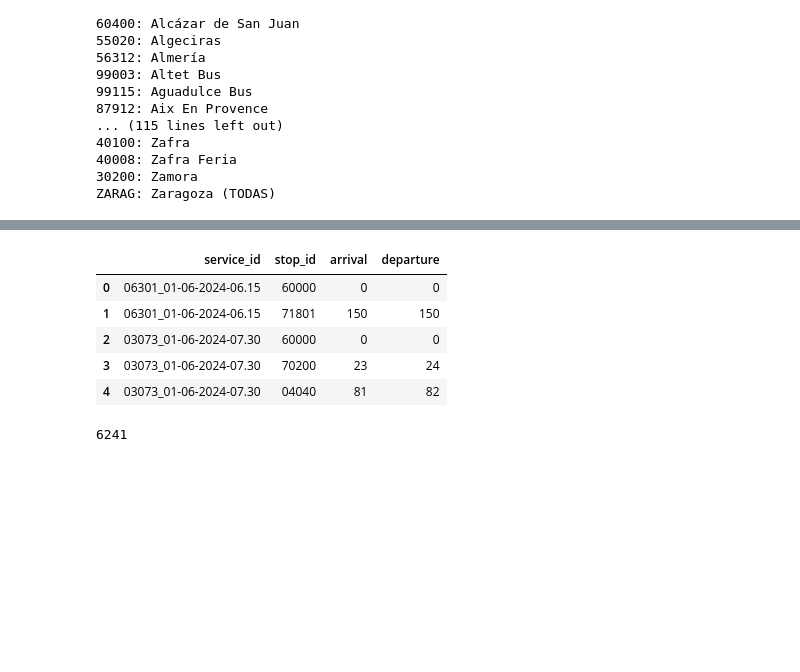
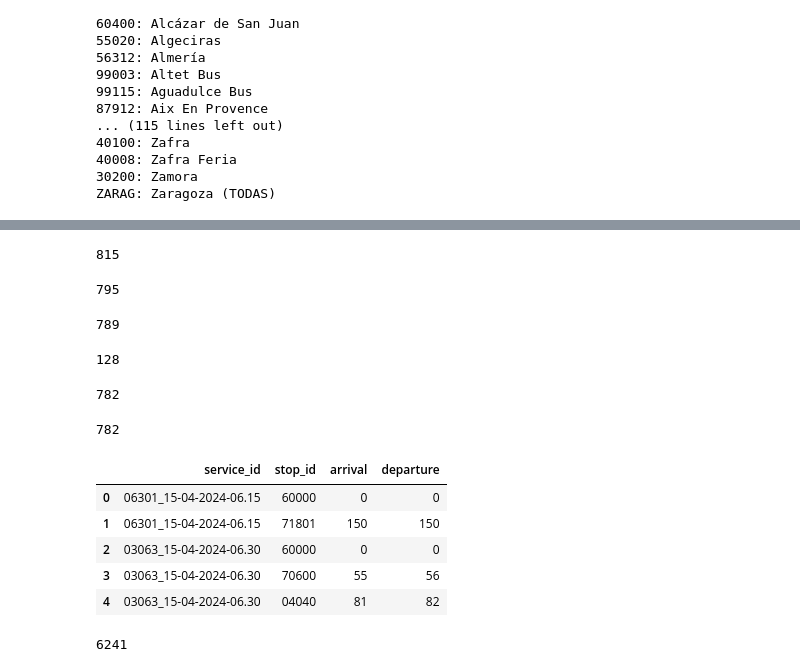
Before and after one commit to JoseAngelMartinB/robin, a Jupyter notebook: notebooks/14.0-renfe_scraping.ipynb, the cells around one changed output, grey strips where cells are left out. Saved outputs shown, nothing was run; the diff lists cells and outputs as text; code cells hidden in the pictures; blank space fills up the shorter version.

```diff
--- a/notebooks/14.0-renfe_scraping.ipynb
+++ b/notebooks/14.0-renfe_scraping.ipynb
@@ -129,2 +126,47 @@ df_stops.head()
+# %%
+# Len of dataframe
+print(len(df_stops))
+# %% [output]
+815
+# %%
+# Remove rows with stop_id value '00000'
+df_stops_new = df_stops[df_stops['stop_id'] != '00000']
+print(len(df_stops_new))
+# %% [output]
+795
+# %%
+# Group by service_id.
+grouped = df_stops_new.groupby("service_id")
+
+# If first row of group has arrival and departure not equal to 0, then remove the group
+for name, group in grouped:
+    if group.iloc[0]['arrival'] != 0 and group.iloc[0]['departure'] != 0:
+        df_stops_new = df_stops_new[df_stops_new['service_id'] != name]
+
+print(len(df_stops_new))
+# %% [output]
+789
+# %%
+# Print number of groups
+print(len(grouped))
+# %% [output]
+128
+# %%
+for name, group in grouped:
+    if group.iloc[-1]['arrival'] != group.iloc[-1]['departure']:
+        df_stops_new = df_stops_new[df_stops_new['service_id'] != name]
+
+print(len(df_stops_new))
+# %% [output]
+782
+# %%
+# If len of group is less than 2, then remove the group
+for name, group in grouped:
+    if len(group) < 2:
+        df_stops_new = df_stops_new[df_stops_new['service_id'] != name]
+
+print(len(df_stops_new))
+# %% [output]
+782
 # %%
 # Save dataframe to csv
@@ -135,16 +177,16 @@ df_trips.to_csv('trips_HSR_Spain_June_24.csv', index=False)
 # %%
 import pandas as pd
 
 dtypes = {'stop_id': str}
-df_stops = pd.read_csv('stops_HSR_Spain_June_24.csv', dtype=dtypes)
+df_stops = pd.read_csv('stops_HSR_Spain_15_April_24.csv', dtype=dtypes)
 df_stops.head()
 # %% [output]
 |  | service_id | stop_id | arrival | departure |
-| 0 | 06301_01-06-2024-06.15 | 60000 | 0 | 0 |
-| 1 | 06301_01-06-2024-06.15 | 71801 | 150 | 150 |
-| 2 | 03073_01-06-2024-07.30 | 60000 | 0 | 0 |
-| 3 | 03073_01-06-2024-07.30 | 70200 | 23 | 24 |
-| 4 | 03073_01-06-2024-07.30 | 04040 | 81 | 82 |
+| 0 | 06301_15-04-2024-06.15 | 60000 | 0 | 0 |
+| 1 | 06301_15-04-2024-06.15 | 71801 | 150 | 150 |
+| 2 | 03063_15-04-2024-06.30 | 60000 | 0 | 0 |
+| 3 | 03063_15-04-2024-06.30 | 70600 | 55 | 56 |
+| 4 | 03063_15-04-2024-06.30 | 04040 | 81 | 82 |
 # %%
 # Len of dataframe
 print(len(df_stops))
```
Also changed, not shown: parts of 5 cells of this notebook, 2 other files.
